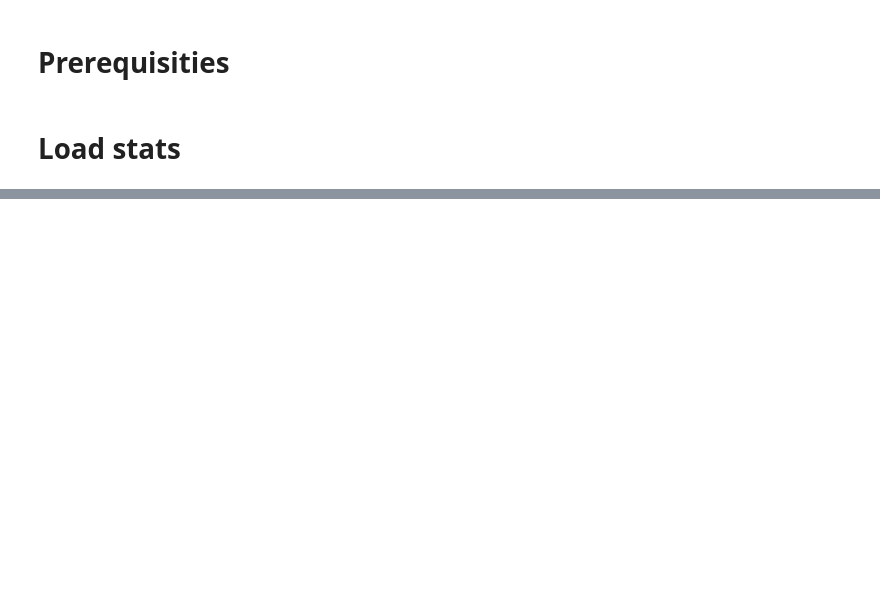
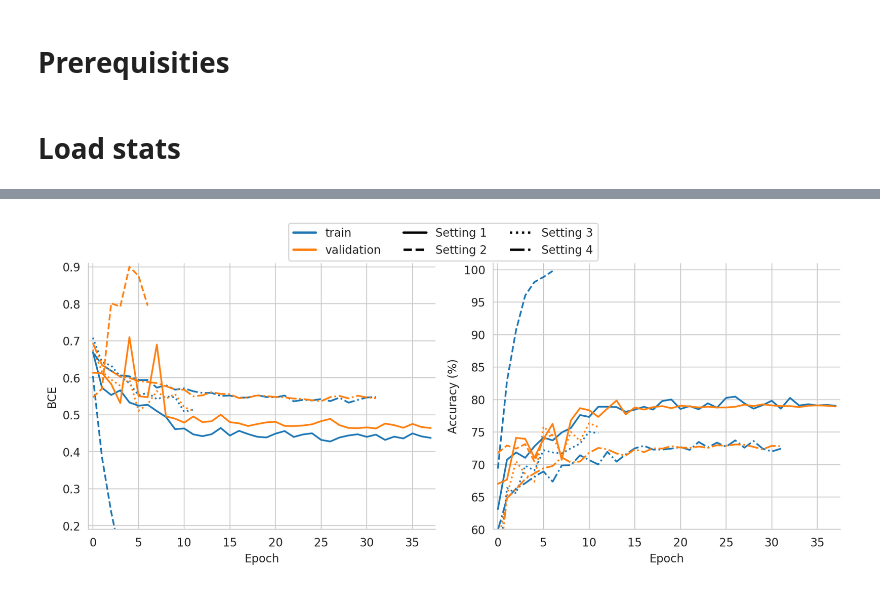
Before and after one commit to R0ner/02514-DL-in-CV, a Jupyter notebook: Project1/results.ipynb, the cells around one changed output, grey strips where cells are left out. Drawn from its saved outputs; the diff is of its cells as text; code cells hidden in the pictures; blank space fills up the shorter version.

```diff
--- a/Project1/results.ipynb
+++ b/Project1/results.ipynb
@@ -42,3 +41,63 @@ stats_list = []
 for fname in json_files:
     with open(fname, 'r') as f:
         stats_list.append(json.load(f))
+# %%
+cnns = list(filter(lambda d: d['model'] == 'cnn_4', stats_list))
+cnn_best = list(
+    filter(
+        lambda d: d['data_augmentation'] & d['batch_norm'] &
+        (d['optimizer'] == 'ADAM'), cnns))
+# %%
+def stat_to_setting(stat):
+    if stat['optimizer'] == 'SGD':
+        return 3
+    if not stat['data_augmentation']:
+        return 1
+    if not stat['batch_norm']:
+        return 2
+    else:
+        return 0
+settingls = ['-', '--', ':', '-.']
+stat2ls = lambda stat: settingls[stat_to_setting(stat)]
+# %%
+c1, c2 = plt.rcParams['axes.prop_cycle'].by_key()['color'][:2]
+fig, (ax0, ax1) = plt.subplots(1, 2, figsize=(10, 4), tight_layout=True, dpi=200)
+
+max_epoch = 0
+for cnn in cnns:
+    ls = stat2ls(cnn)
+    ax0.plot(cnn['train_loss'], c=c1, ls=ls, label='train')
+    ax0.plot(cnn['val_loss'], c=c2, ls=ls, label='validation')
+    ax0.set_xlabel('Epoch')
+    ax0.set_ylabel('BCE')
+
+    ax1.plot(np.array(cnn['train_acc']) * 100, c=c1, ls=ls, label='train')
+    ax1.plot(np.array(cnn['val_acc']) * 100, c=c2, ls=ls, label='validation')
+    ax1.set_xlabel('Epoch')
+    ax1.set_ylabel('Accuracy (%)')
+
+    max_epoch = max(cnn['epoch'][-1], max_epoch)
+
+ax0.set_xlim((-.5, max_epoch+.5))
+ax1.set_xlim((-.5, max_epoch+.5))
+
+ax0.set_ylim((0.19, 0.91))
+ax1.set_ylim((60, 101))
+
+custom_lines = [
+    Line2D([0], [0], color=c1, lw=2, label='train'),
+    Line2D([0], [0], color=c2, lw=2, label='validation'),
+    Line2D([0], [0], color='k', lw=2, ls='-', label='Setting 1'),
+    Line2D([0], [0], color='k', lw=2, ls='--', label='Setting 2'),
+    Line2D([0], [0], color='k', lw=2, ls=':', label='Setting 3'),
+    Line2D([0], [0], color='k', lw=2, ls='-.', label='Setting 4')
+]
+
+fig.legend(loc='upper center',
+           ncol=3,
+           bbox_to_anchor=(0.5, 1.1),
+           handles=custom_lines);
+sns.despine(top=True, right=True)
+fig.savefig('../figs/CNN_base.png', bbox_inches='tight')
+# %% [output]
+[figure, added]
```
Also changed, not shown: parts of 4 cells of this notebook, 2 other files.
